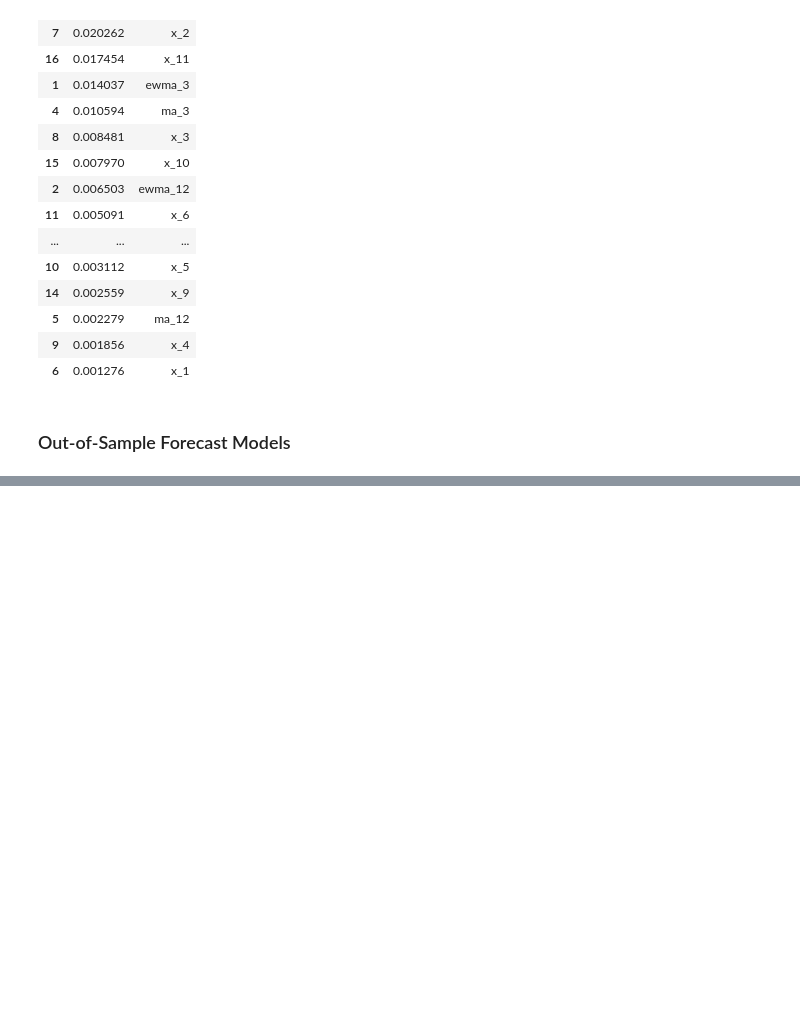
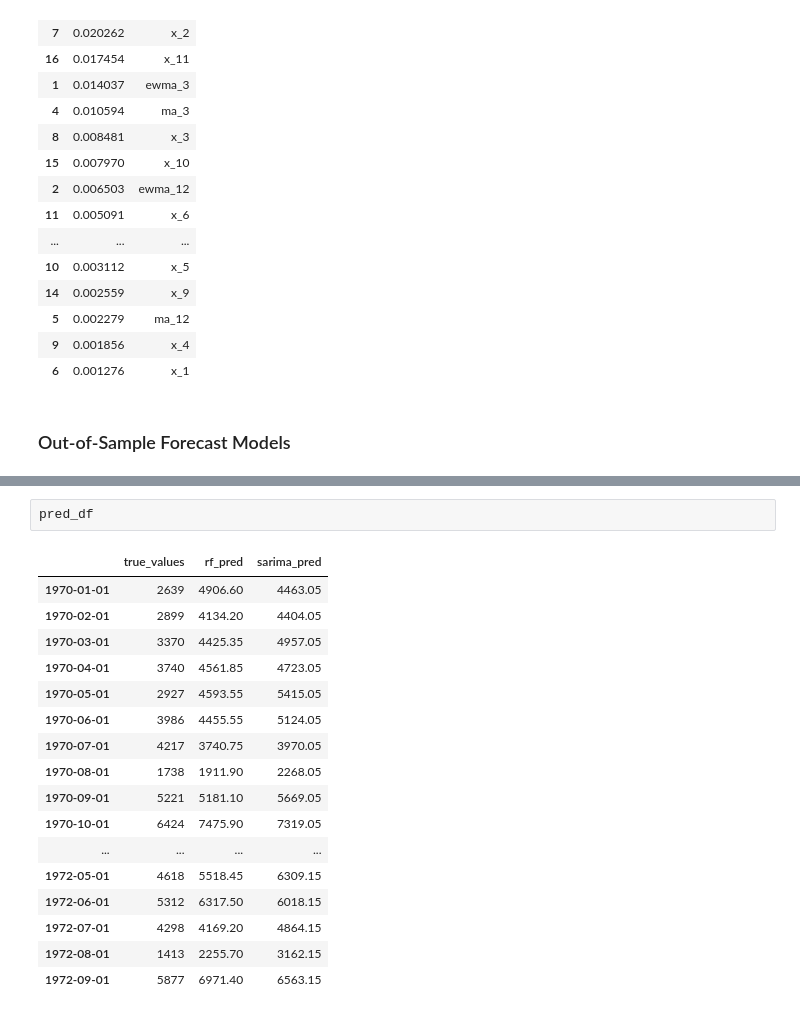
Before and after one commit to IreneGracia/time_series_analysis_SARIMA_model, a Jupyter notebook: sarima.ipynb, the cells around one changed output, grey strips where cells are left out. Cells and saved outputs as stored; diff of their text form; blank space fills up the shorter version.

```diff
--- a/sarima.ipynb
+++ b/sarima.ipynb
@@ -521,0 +525,20 @@ pred_df.plot()
+# %%
+pred_df
+# %% [output]
+|  | true_values | rf_pred | sarima_pred |
+| 1970-01-01 | 2639 | 4906.60 | 4463.05 |
+| 1970-02-01 | 2899 | 4134.20 | 4404.05 |
+| 1970-03-01 | 3370 | 4425.35 | 4957.05 |
+| 1970-04-01 | 3740 | 4561.85 | 4723.05 |
+| 1970-05-01 | 2927 | 4593.55 | 5415.05 |
+| 1970-06-01 | 3986 | 4455.55 | 5124.05 |
+| 1970-07-01 | 4217 | 3740.75 | 3970.05 |
+| 1970-08-01 | 1738 | 1911.90 | 2268.05 |
+| 1970-09-01 | 5221 | 5181.10 | 5669.05 |
+| 1970-10-01 | 6424 | 7475.90 | 7319.05 |
+| ... | ... | ... | ... |
+| 1972-05-01 | 4618 | 5518.45 | 6309.15 |
+| 1972-06-01 | 5312 | 6317.50 | 6018.15 |
+| 1972-07-01 | 4298 | 4169.20 | 4864.15 |
+| 1972-08-01 | 1413 | 2255.70 | 3162.15 |
+| 1972-09-01 | 5877 | 6971.40 | 6563.15 |
```
Also changed, not shown: parts of 31 cells of this notebook, 1 other file.
